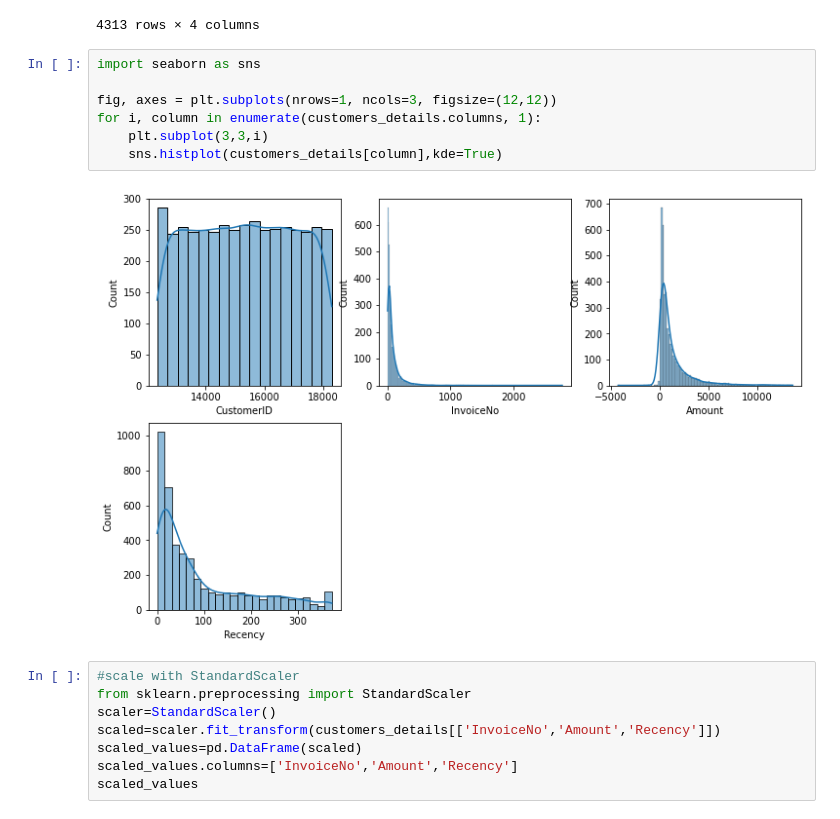
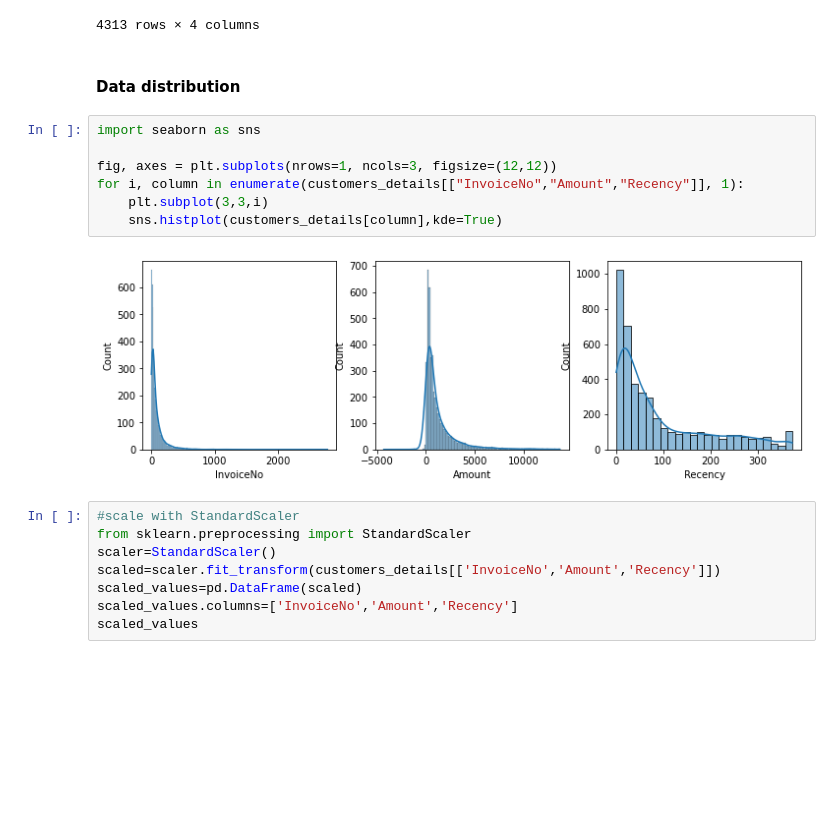
Before and after one commit to ecoplayer/Clients_segmentation, a Jupyter notebook: Clustering_standard.ipynb, the cells around one changed output. Saved outputs shown, nothing was run; the diff lists cells and outputs as text; blank space fills up the shorter version.

```diff
--- a/Clustering_standard.ipynb
+++ b/Clustering_standard.ipynb
@@ -125,15 +128,17 @@ customers_details
 | 4370 | 18283.0 | 756 | 2094.88 | 3 |
 | 4371 | 18287.0 | 70 | 1837.28 | 42 |
 4313 rows × 4 columns
+# %% [markdown]
+#### Data distribution
 # %%
 import seaborn as sns
 
 fig, axes = plt.subplots(nrows=1, ncols=3, figsize=(12,12))
-for i, column in enumerate(customers_details.columns, 1):
+for i, column in enumerate(customers_details[["InvoiceNo","Amount","Recency"]], 1):
     plt.subplot(3,3,i)
     sns.histplot(customers_details[column],kde=True)
 # %% [output]
-[figure, old version]
+[figure, new version]
 # %%
 #scale with StandardScaler
 from sklearn.preprocessing import StandardScaler
```
Also changed, not shown: parts of 39 cells of this notebook.
